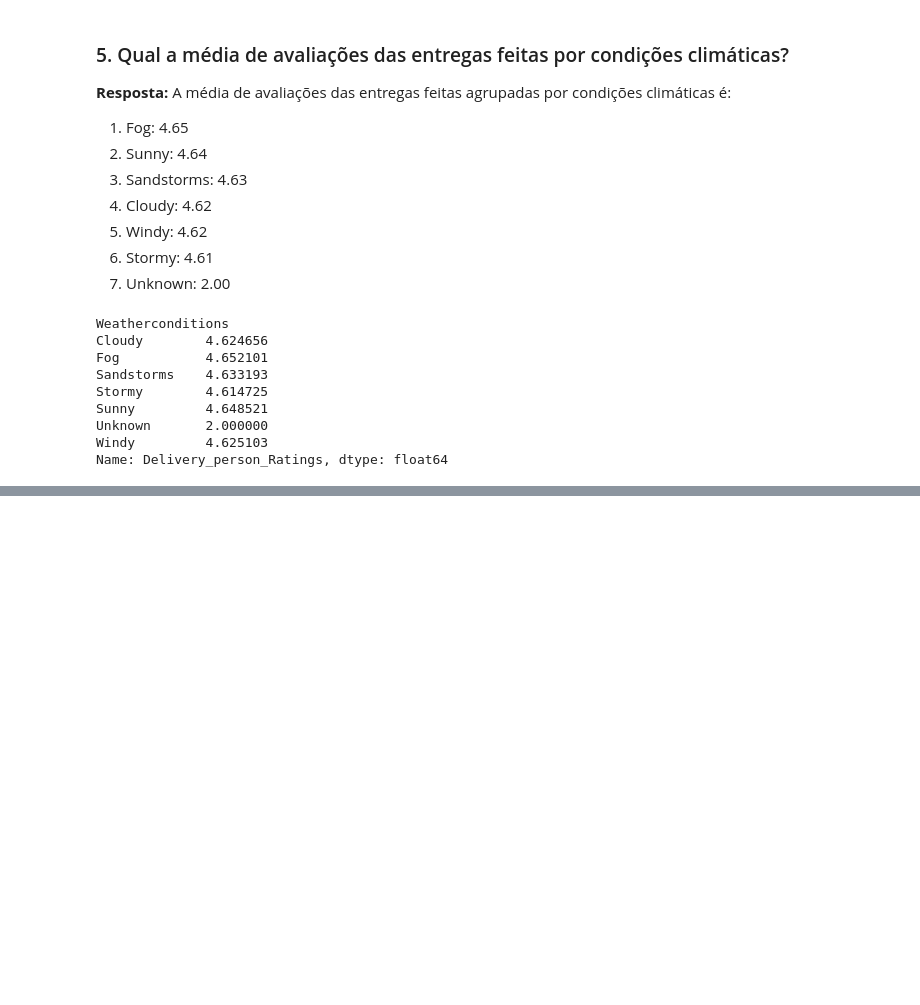
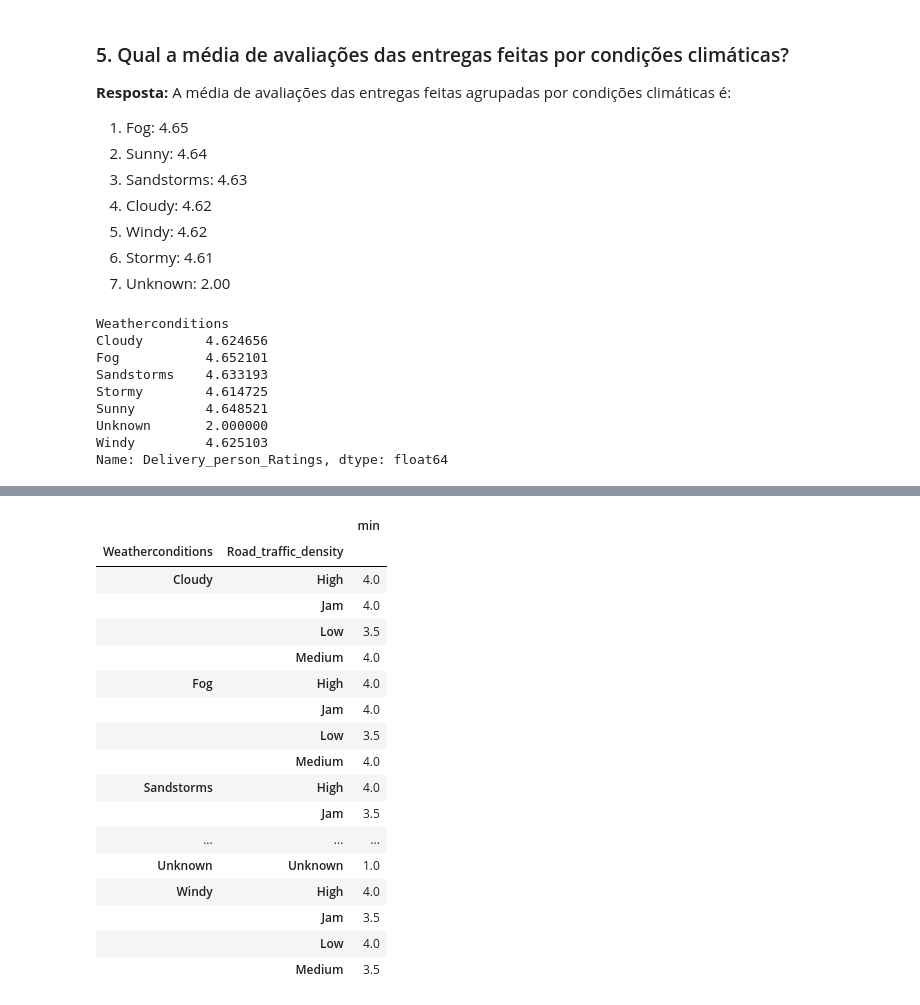
Before and after one commit to luc457x/CDS-PA, a Jupyter notebook: notebook.ipynb, the cells around one changed output, grey strips where cells are left out. Saved outputs shown, nothing was run; the diff lists cells and outputs as text; code cells hidden in the pictures; blank space fills up the shorter version.

```diff
--- a/notebook.ipynb
+++ b/notebook.ipynb
@@ -707,2 +739,26 @@ Name: Delivery_person_Ratings, dtype: float64
+# %%
+# SAída: Valor da avaliação mais baixa agrupada por tipo de condição climática e densidade de tráfego
+# Processo: Agrupar as entregas por tipo de condição climática e densidade de tráfego e calcular o valor mínimo das avaliações
+# Entrada: DataFrame com os dados limpos
+df_clear.groupby(["Weatherconditions", "Road_traffic_density"])["Delivery_person_Ratings"].agg(["min"])
+# %% [output]
+|  |  | min |
+| Weatherconditions | Road_traffic_density |  |
+| Cloudy | High | 4.0 |
+|  | Jam | 4.0 |
+|  | Low | 3.5 |
+|  | Medium | 4.0 |
+| Fog | High | 4.0 |
+|  | Jam | 4.0 |
+|  | Low | 3.5 |
+|  | Medium | 4.0 |
+| Sandstorms | High | 4.0 |
+|  | Jam | 3.5 |
+| ... | ... | ... |
+| Unknown | Unknown | 1.0 |
+| Windy | High | 4.0 |
+|  | Jam | 3.5 |
+|  | Low | 4.0 |
+|  | Medium | 3.5 |
 # %% [markdown]
 ### 7. Qual a média, mediana e desvio padrão das avaliações por cada tipo de condições de veículos?
```
Also changed, not shown: parts of 12 cells of this notebook.
